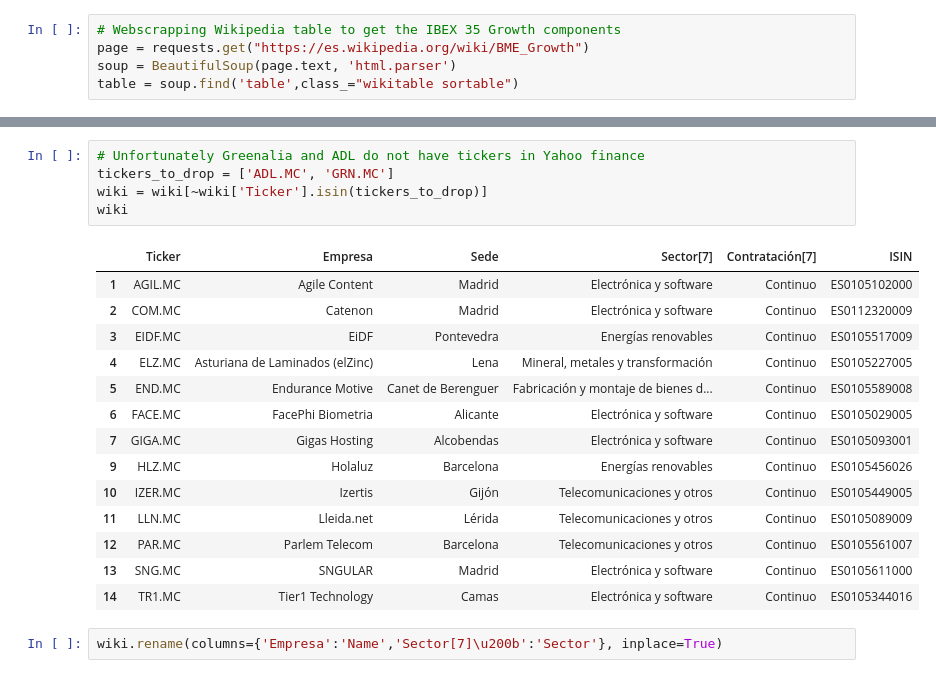
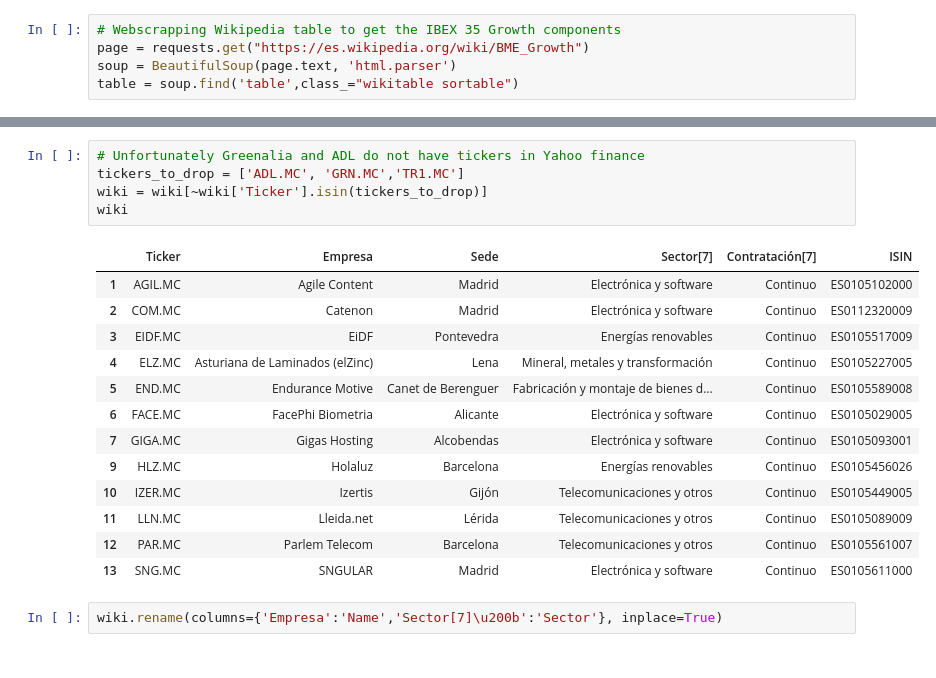
Before and after one commit to alfonrodrisimon/Stock-Market-Finance-Python, a Jupyter notebook: notebooks/BMEGrowth-notebook.ipynb, the cells around one changed output, grey strips where cells are left out. Saved outputs shown, nothing was run; the diff lists cells and outputs as text.

```diff
--- a/notebooks/BMEGrowth-notebook.ipynb
+++ b/notebooks/BMEGrowth-notebook.ipynb
@@ -79,7 +79,7 @@ wiki.head(40)
 | 14 | TR1.MC | Tier1 Technology | Camas | Electrónica y software | Continuo | ES0105344016 |
 # %%
 # Unfortunately Greenalia and ADL do not have tickers in Yahoo finance
-tickers_to_drop = ['ADL.MC', 'GRN.MC']
+tickers_to_drop = ['ADL.MC', 'GRN.MC','TR1.MC']
 wiki = wiki[~wiki['Ticker'].isin(tickers_to_drop)]
 wiki
 # %% [output]
@@ -87,16 +87,15 @@ wiki
 | 1 | AGIL.MC | Agile Content | Madrid | Electrónica y software | Continuo | ES0105102000 |
 | 2 | COM.MC | Catenon | Madrid | Electrónica y software | Continuo | ES0112320009 |
 | 3 | EIDF.MC | EiDF | Pontevedra | Energías renovables | Continuo | ES0105517009 |
 | 4 | ELZ.MC | Asturiana de Laminados (elZinc) | Lena | Mineral, metales y transformación | Continuo | ES0105227005 |
 | 5 | END.MC | Endurance Motive | Canet de Berenguer | Fabricación y montaje de bienes d... | Continuo | ES0105589008 |
 | 6 | FACE.MC | FacePhi Biometria | Alicante | Electrónica y software | Continuo | ES0105029005 |
 | 7 | GIGA.MC | Gigas Hosting | Alcobendas | Electrónica y software | Continuo | ES0105093001 |
 | 9 | HLZ.MC | Holaluz | Barcelona | Energías renovables | Continuo | ES0105456026 |
 | 10 | IZER.MC | Izertis | Gijón | Telecomunicaciones y otros | Continuo | ES0105449005 |
 | 11 | LLN.MC | Lleida.net | Lérida | Telecomunicaciones y otros | Continuo | ES0105089009 |
 | 12 | PAR.MC | Parlem Telecom | Barcelona | Telecomunicaciones y otros | Continuo | ES0105561007 |
 | 13 | SNG.MC | SNGULAR | Madrid | Electrónica y software | Continuo | ES0105611000 |
-| 14 | TR1.MC | Tier1 Technology | Camas | Electrónica y software | Continuo | ES0105344016 |
 # %%
 wiki.rename(columns={'Empresa':'Name','Sector[7]\u200b':'Sector'}, inplace=True)
 # %%
```
Also changed, not shown: parts of 2 cells of this notebook, 8 other files.
